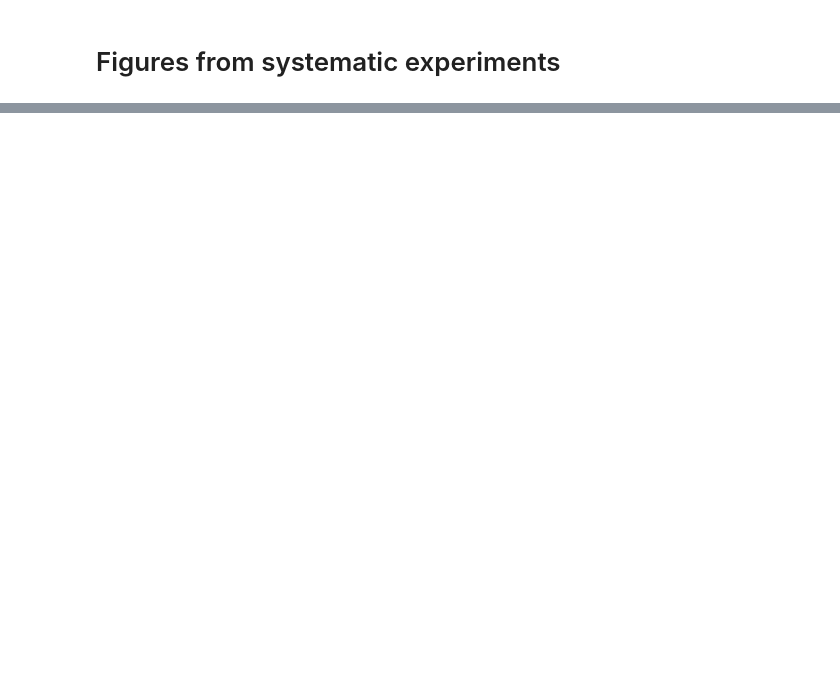
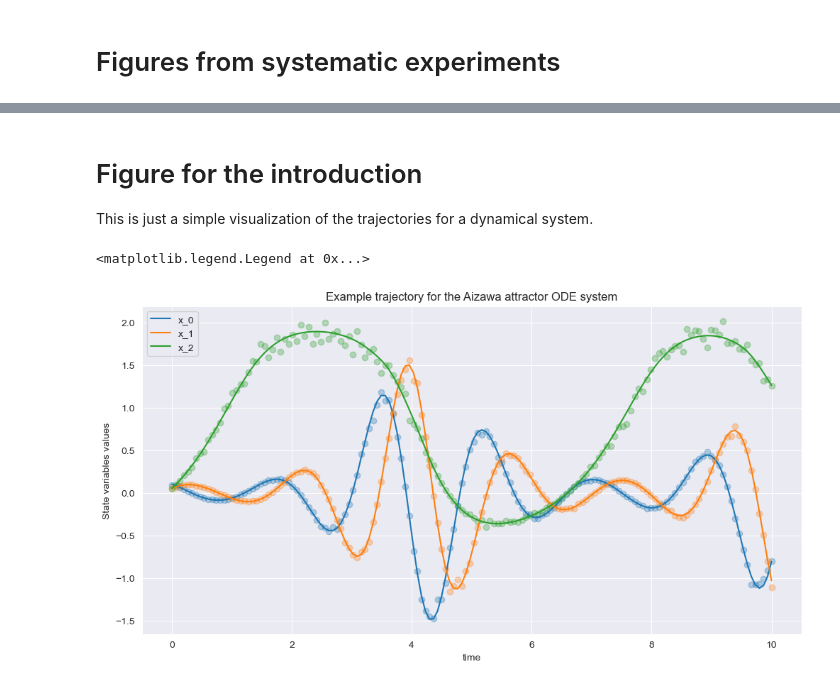
Before and after one commit to albertotonda/symbolic-regression-ode-systems, a Jupyter notebook: utils/figures.ipynb, the cells around one changed output, grey strips where cells are left out. Saved outputs shown, nothing was run; the diff lists cells and outputs as text; code cells hidden in the pictures; blank space fills up the shorter version.

```diff
--- a/utils/figures.ipynb
+++ b/utils/figures.ipynb
@@ -249,0 +283,30 @@ for index, bar in enumerate(ax.patches) :
+# %% [markdown]
+# Figure for the introduction
+This is just a simple visualization of the trajectories for a dynamical system.
+# %%
+import matplotlib.pyplot as plt
+import pandas as pd
+import seaborn as sns
+
+sns.set_style('darkgrid')
+# %%
+# load a trajectory with several state variables (noisy and non noisy)
+file_trajectory = "../local_results/check_odebench_all_transformations/60-aizawa-attractor-chaotic/trajectory-0-noise-0.00.csv"
+file_noisy = "../local_results/check_odebench_all_transformations/60-aizawa-attractor-chaotic/trajectory-0-noise-0.05.csv"
+
+df_trajectory = pd.read_csv(file_trajectory)
+df_noisy = pd.read_csv(file_noisy)
+
+fig, ax = plt.subplots(figsize=(12,6))
+t = df_trajectory["t"].values
+for c in [c for c in df_trajectory.columns if c != 't'] :
+    element = ax.plot(t, df_trajectory[c].values, label=c)
+    ax.scatter(t, df_noisy[c].values, alpha=0.3, color=element[0].get_color())
+
+ax.set_xlabel('time')
+ax.set_ylabel('State variables values')
+ax.set_title("Example trajectory for the Aizawa attractor ODE system")
+ax.legend(loc='best')
+# %% [output]
+<matplotlib.legend.Legend at 0x...>
+[figure, added]
```
Also changed, not shown: parts of 9 cells of this notebook, 2 other files.
